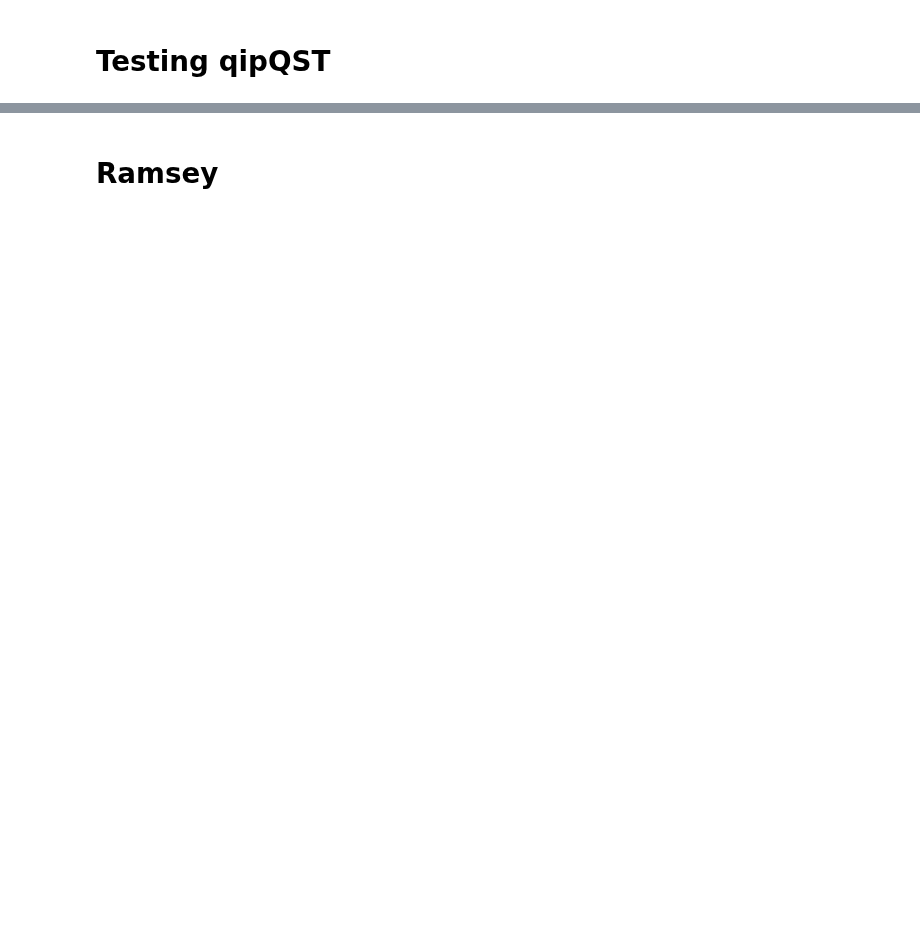
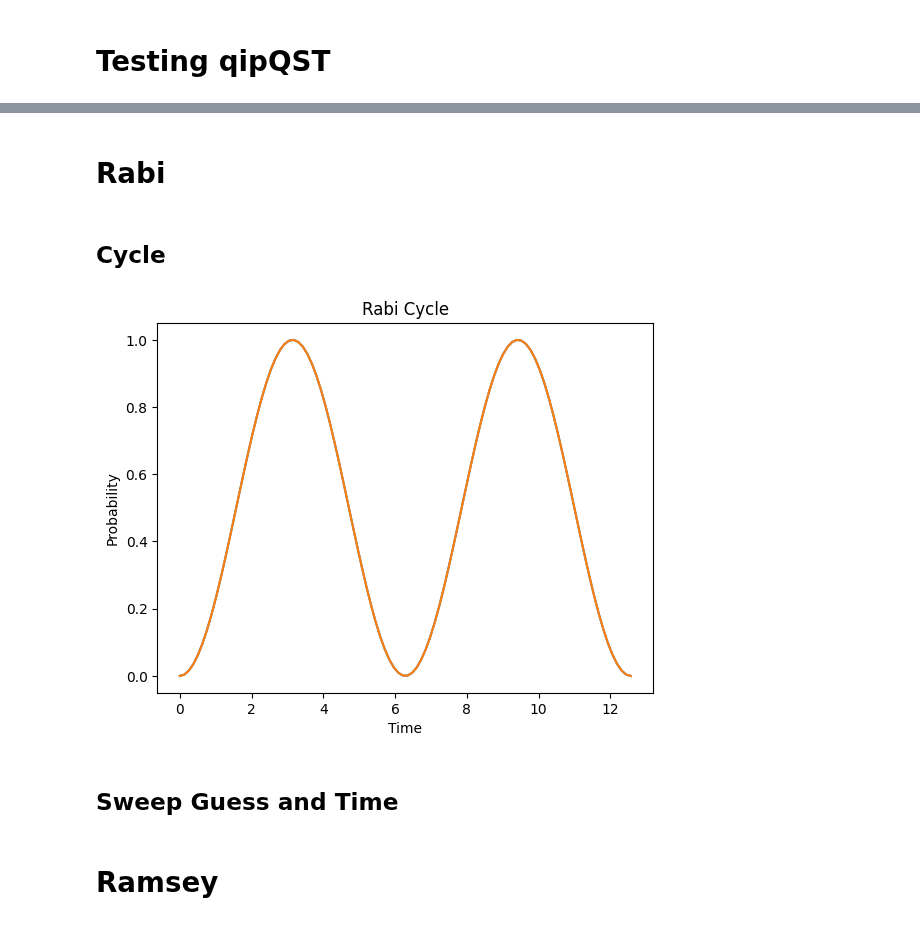
Before and after one commit to Slippery-Chickenz/qipQubitSimTools, a Jupyter notebook: example.ipynb, the cells around one changed output, grey strips where cells are left out. Saved outputs shown, nothing was run; the diff lists cells and outputs as text; code cells hidden in the pictures; blank space fills up the shorter version.

```diff
--- a/example.ipynb
+++ b/example.ipynb
@@ -68,0 +62,31 @@ testResult.plotBloch()
+# %% [markdown]
+# Rabi
+# %% [markdown]
+## Cycle
+# %%
+time = np.pi * 4
+numIterations = 100
+#times = np.linspace(0, time, numIterations)
+
+amplitude = 1
+larmor = 0
+pulseFrequency = 0
+
+detuning = pulseFrequency - larmor
+
+def idealRabi(t):
+    return (((amplitude**2) / (detuning**2 + amplitude**2)) *
+            np.sin(np.sqrt(amplitude**2 + detuning**2) * t / 2)**2)
+# %%
+times, rabiCycleProbs = qst.rabi.rabiCycle(larmor, time, amplitude, pulseFrequency, numIterations)
+# %%
+plt.plot(times, rabiCycleProbs)
+plt.plot(times, idealRabi(times))
+plt.xlabel("Time")
+plt.ylabel("Probability")
+plt.title("Rabi Cycle")
+plt.show()
+# %% [output]
+[figure, added]
+# %% [markdown]
+## Sweep Guess and Time
```
Also changed, not shown: parts of 15 cells of this notebook, 17 other files.
